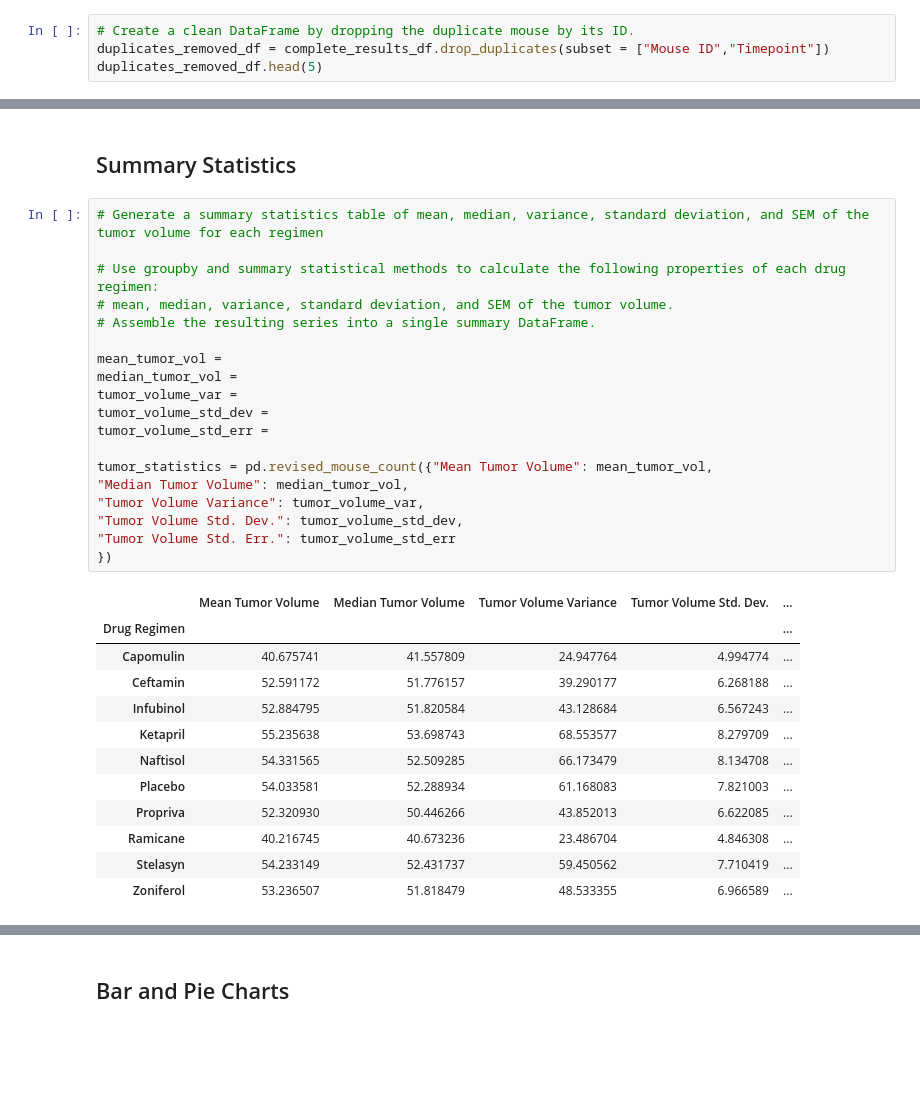
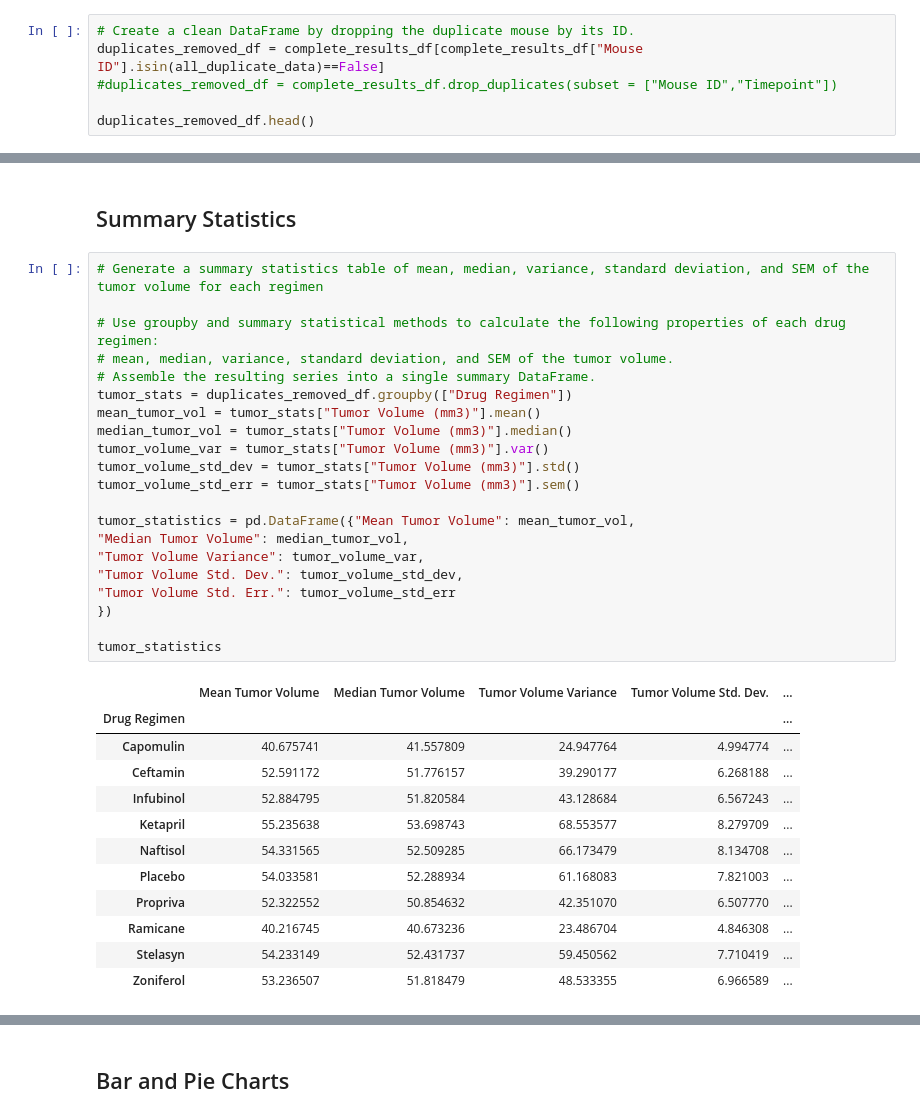
Before and after one commit to captainchicken2023/Matplotlib-Challenge, a Jupyter notebook: Pymaceuticals/pymaceuticals.ipynb, the cells around one changed output, grey strips where cells are left out. Drawn from its saved outputs; the diff is of its cells as text; blank space fills up the shorter version.

```diff
--- a/Pymaceuticals/pymaceuticals.ipynb
+++ b/Pymaceuticals/pymaceuticals.ipynb
@@ -84,8 +66,10 @@ all_duplicate_data
 | 1592 | g989 | 35 | 62.570880 | 2 | Propriva | Female | 21 | ... |
 # %%
 # Create a clean DataFrame by dropping the duplicate mouse by its ID.
-duplicates_removed_df = complete_results_df.drop_duplicates(subset = ["Mouse ID","Timepoint"])
-duplicates_removed_df.head(5)
+duplicates_removed_df = complete_results_df[complete_results_df["Mouse ID"].isin(all_duplicate_data)==False]
+#duplicates_removed_df = complete_results_df.drop_duplicates(subset = ["Mouse ID","Timepoint"])
+
+duplicates_removed_df.head()
 # %% [output]
 |  | Mouse ID | Timepoint | Tumor Volume (mm3) | Metastatic Sites | Drug Regimen | Sex | Age_months | ... |
 | 0 | b128 | 0 | 45.0 | 0 | Capomulin | Female | 9 | ... |
@@ -104,32 +87,34 @@ revised_mouse_count
 # %%
 # Generate a summary statistics table of mean, median, variance, standard deviation, and SEM of the tumor volume for each regimen
 
 # Use groupby and summary statistical methods to calculate the following properties of each drug regimen:
 # mean, median, variance, standard deviation, and SEM of the tumor volume.
 # Assemble the resulting series into a single summary DataFrame.
+tumor_stats = duplicates_removed_df.groupby(["Drug Regimen"])
+mean_tumor_vol = tumor_stats["Tumor Volume (mm3)"].mean()
+median_tumor_vol = tumor_stats["Tumor Volume (mm3)"].median()
+tumor_volume_var = tumor_stats["Tumor Volume (mm3)"].var()
+tumor_volume_std_dev = tumor_stats["Tumor Volume (mm3)"].std()
+tumor_volume_std_err = tumor_stats["Tumor Volume (mm3)"].sem()
 
-mean_tumor_vol =
-median_tumor_vol =
-tumor_volume_var =
-tumor_volume_std_dev =
-tumor_volume_std_err =
-
-tumor_statistics = pd.revised_mouse_count({"Mean Tumor Volume": mean_tumor_vol,
+tumor_statistics = pd.DataFrame({"Mean Tumor Volume": mean_tumor_vol,
 "Median Tumor Volume": median_tumor_vol,
 "Tumor Volume Variance": tumor_volume_var,
 "Tumor Volume Std. Dev.": tumor_volume_std_dev,
 "Tumor Volume Std. Err.": tumor_volume_std_err
 })
+
+tumor_statistics
 # %% [output]
 |  | Mean Tumor Volume | Median Tumor Volume | Tumor Volume Variance | Tumor Volume Std. Dev. | ... |
 | Drug Regimen |  |  |  |  | ... |
 | Capomulin | 40.675741 | 41.557809 | 24.947764 | 4.994774 | ... |
 | Ceftamin | 52.591172 | 51.776157 | 39.290177 | 6.268188 | ... |
 | Infubinol | 52.884795 | 51.820584 | 43.128684 | 6.567243 | ... |
 | Ketapril | 55.235638 | 53.698743 | 68.553577 | 8.279709 | ... |
 | Naftisol | 54.331565 | 52.509285 | 66.173479 | 8.134708 | ... |
 | Placebo | 54.033581 | 52.288934 | 61.168083 | 7.821003 | ... |
-| Propriva | 52.320930 | 50.446266 | 43.852013 | 6.622085 | ... |
+| Propriva | 52.322552 | 50.854632 | 42.351070 | 6.507770 | ... |
 | Ramicane | 40.216745 | 40.673236 | 23.486704 | 4.846308 | ... |
 | Stelasyn | 54.233149 | 52.431737 | 59.450562 | 7.710419 | ... |
 | Zoniferol | 53.236507 | 51.818479 | 48.533355 | 6.966589 | ... |
```
Also changed, not shown: parts of 4 cells of this notebook.
